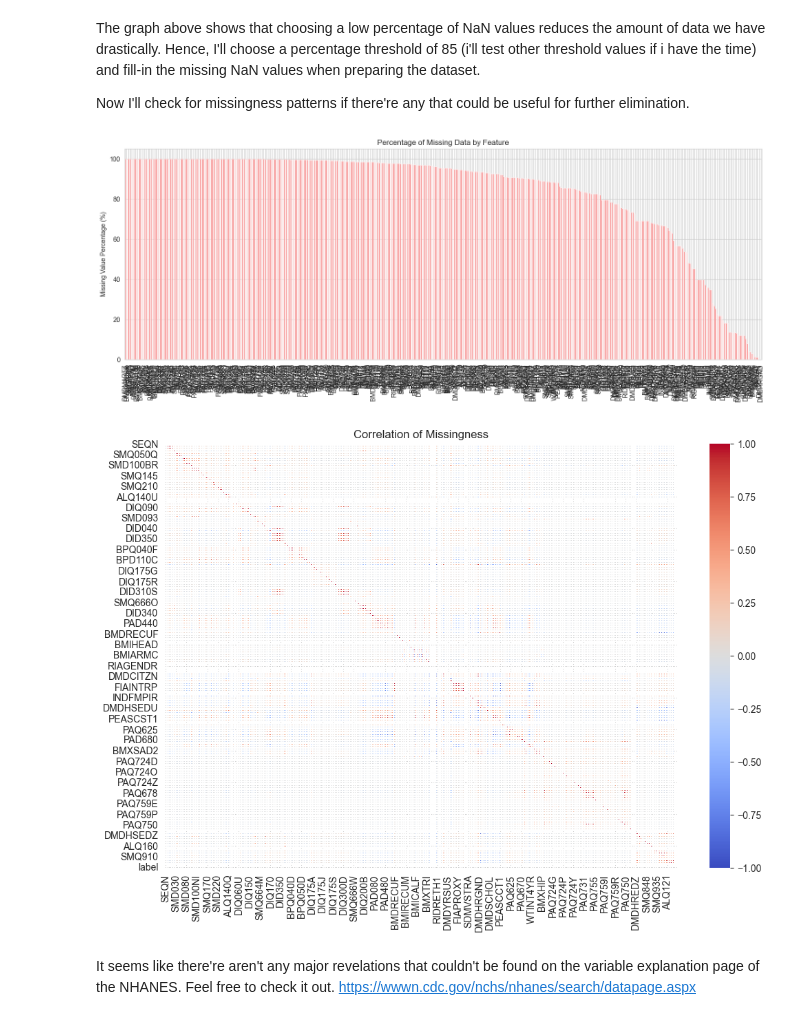
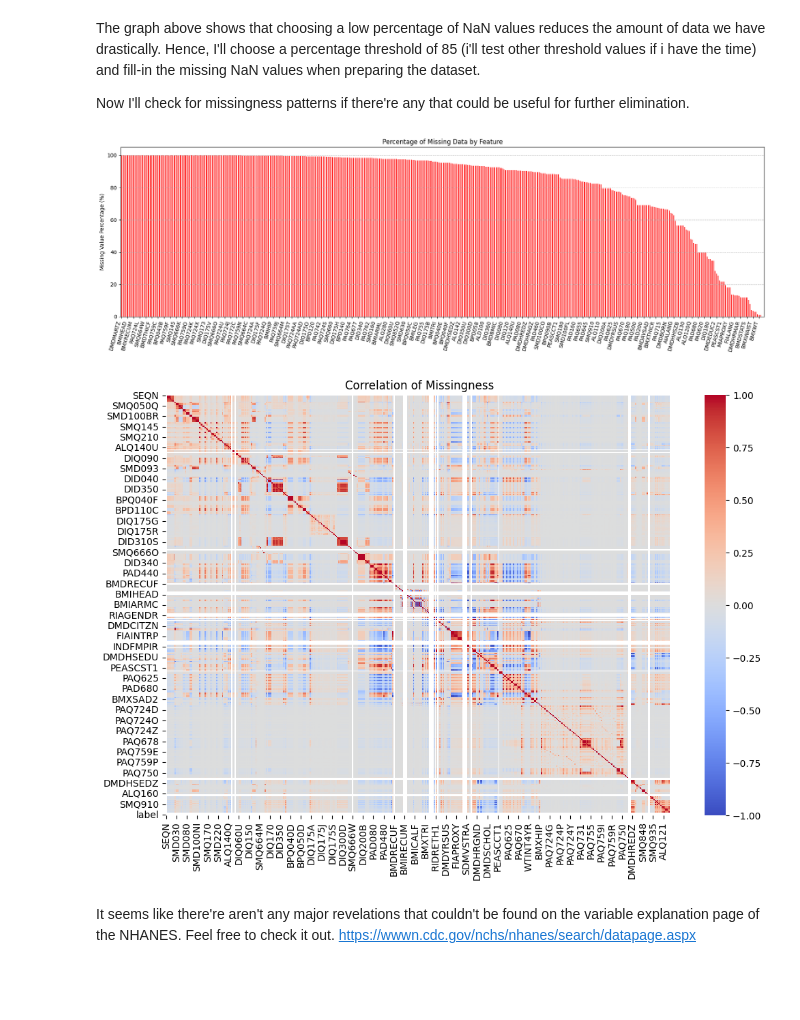
Before and after one commit to qutariki/nhanes_hypertension, a Jupyter notebook: data_preparation.ipynb, the cells around one changed output. Drawn from its saved outputs; the diff is of its cells as text; code cells hidden in the pictures; blank space fills up the shorter version.

Commit message:
wrapped up data prep

```diff
--- a/data_preparation.ipynb
+++ b/data_preparation.ipynb
@@ -108,19 +106,32 @@ The graph above shows that choosing a low percentage of NaN values reduces the a
 
 Now I'll check for missingness patterns if there're any that could be useful for further elimination.
 # %%
+import matplotlib.pyplot as plt
+import numpy as np
+
 # calculate missing value percentages
 missing_data = df.isnull().mean() * 100
 missing_data = missing_data[missing_data > 0]
 missing_data.sort_values(ascending=False, inplace=True)
 
 # plot missing value percentages
 plt.figure(figsize=(18, 6))
-missing_data.plot(kind='bar', color='red', alpha=0.7)
+ax = missing_data.plot(kind='bar', color='red', alpha=0.9)
+
+# formatting improvements
 plt.ylabel("Missing Value Percentage (%)")
 plt.title("Percentage of Missing Data by Feature")
+plt.grid(axis='y', linestyle='--', alpha=0.7)
+
+# show only every nth label
+n = 4
+ax.set_xticks(np.arange(len(missing_data))[::n])
+ax.set_xticklabels(missing_data.index[::n], rotation=75, ha='right')
+
+plt.tight_layout()
 plt.show()
 # %% [output]
-[figure, old version]
+[figure, new version]
 # %%
 missing_percent = df.isna().mean() * 100
 missing_percent_sorted = missing_percent.sort_values(ascending=False)
@@ -130,11 +141,11 @@ with open("missingness_sorted.txt", "w") as f:
 # %%
 missing_corr = df.isna().corr()
 plt.figure(figsize=(12, 8))
-sns.heatmap(missing_corr, cmap="coolwarm", annot=False, linewidths=0.4)
+sns.heatmap(missing_corr, cmap="coolwarm", annot=False)
 plt.title("Correlation of Missingness")
 plt.show()
 # %% [output]
-[figure, old version]
+[figure, new version]
 # %% [markdown]
 It seems like there're aren't any major revelations that couldn't be found on the variable explanation page of the NHANES. Feel free to check it out.
 https://wwwn.cdc.gov/nchs/nhanes/search/datapage.aspx
```
Also changed, not shown: parts of 7 cells of this notebook.
